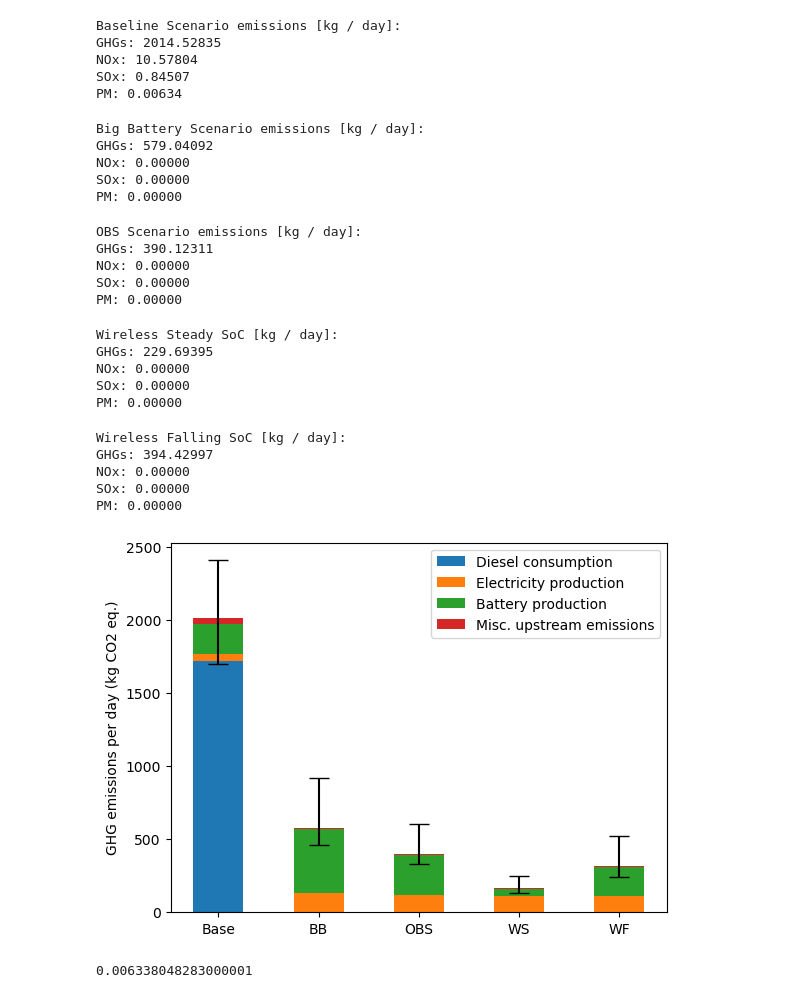
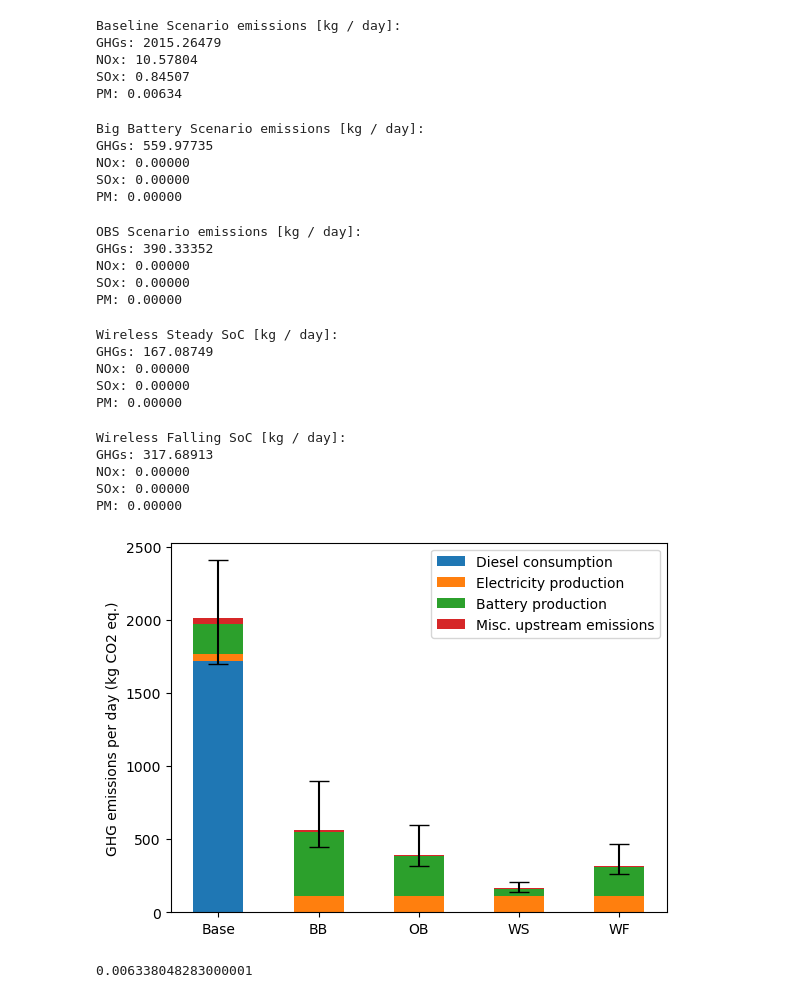
Before and after one commit to Nils-SSBM/FerryTEEA, a Jupyter notebook: EmissionCalculation.ipynb, the cells around one changed output. Saved outputs shown, nothing was run; the diff lists cells and outputs as text; code cells hidden in the pictures.

```diff
--- a/EmissionCalculation.ipynb
+++ b/EmissionCalculation.ipynb
@@ -131,7 +129,6 @@ def upstreamCalc(f, kWh_init, kWh, kW, t_op, e_f, q):
 t_op1 = 13
 t_op2 = 12.5
 t_op3 = 8
-
 
 e_f1 = 0.6154
 e_f2 = 0.5200
@@ -145,7 +142,7 @@ ferry4 = [0,0,0,0]
 opPartBase = (ferry1[0] + ferry2[0] + ferry3[0]) / 1000  #kilograms / day, operational part of GHG emissions
 
 ferry1 = upstreamCalc(ferry1, 1260, 1260, kW_engine, t_op1, e_f1, 0) #returns grams / day
-ferry2 = upstreamCalc(ferry2, 1000, 1000, kW_engine, t_op2, e_f2, 1)
+ferry2 = upstreamCalc(ferry2, 1008, 1008, kW_engine, t_op2, e_f2, 1)
 ferry3 = upstreamCalc(ferry3, 0, 0, 2 * kW_engine, t_op3, e_f3, 2)
 ferry4 = upstreamCalc(ferry4, 0, 0, 2 * kW_engine, 0, 0, 3)
 
@@ -159,7 +156,7 @@ base_b = CO2_batteryProd.sum() / 1000
 base_misc = (CO2_engineProd.sum() + CO2_electricityProd.sum() + CO2_fuelProd.sum()) / 1000
 # %% [output]
 Baseline Scenario emissions [kg / day]:
-GHGs: 2014.52835
+GHGs: 2015.26479
 NOx: 10.57804
 SOx: 0.84507
 PM: 0.00634
@@ -168,25 +165,24 @@ PM: 0.00634
 t_op1 = 11
 t_op2 = 10.5
 t_op3 = 9
-t_op = 3
+t_op4 = 3
 
 e_f1 = 1
 e_f2 = 1
 e_f3 = 1
 e_f4 = 1
 
-
 ferry1 = emissionCalc(t_op1, e_f1, 3, 1650, 0)
 ferry2 = emissionCalc(t_op2, e_f2, 3, 1650, 1)
 ferry3 = emissionCalc(t_op3, e_f3, 3, 1650, 2)
-ferry4 = emissionCalc(t_op3, e_f4, 3, 1650, 3)
+ferry4 = emissionCalc(t_op4, e_f4, 3, 1650, 3)
 
 opPartBB = (ferry1[0] + ferry2[0] + ferry3[0]) / 1000
 
 ferry1 = upstreamCalc(ferry1, 1260, 1260, kW_engine, 0, 0, 0)
 ferry2 = upstreamCalc(ferry2, 1260, 1260, kW_engine, 0, 0, 1)
 ferry3 = upstreamCalc(ferry3, 1260, 1260, kW_engine, 0, 0, 2)
-ferry4 = upstreamCalc(ferry4, 1000, 1000, kW_engine, 0, 0, 3)
+ferry4 = upstreamCalc(ferry4, 1008, 1008, kW_engine, 0, 0, 3)
 
 print("Big Battery Scenario emissions [kg / day]:")
 BB = summary4(ferry1,ferry2,ferry3,ferry4)
@@ -197,7 +193,7 @@ bb_b = CO2_batteryProd.sum() / 1000
 bb_misc = (CO2_engineProd.sum() + CO2_electricityProd.sum() + CO2_fuelProd.sum()) / 1000
 # %% [output]
 Big Battery Scenario emissions [kg / day]:
-GHGs: 579.04092
+GHGs: 559.97735
 NOx: 0.00000
 SOx: 0.00000
 PM: 0.00000
@@ -214,14 +210,14 @@ e_f3 = 1
 e_f4 = 1
 
 ferry1 = emissionCalc(t_op1, e_f1, 3, 1650, 0)
-ferry2 = emissionCalc(t_op2, e_f2, 3, 1650, 0)
-ferry3 = emissionCalc(t_op3, e_f3, 3, 1650, 0)
-ferry4 = emissionCalc(t_op4, e_f4, 3, 1650, 0)
+ferry2 = emissionCalc(t_op2, e_f2, 3, 1650, 1)
+ferry3 = emissionCalc(t_op3, e_f3, 3, 1650, 2)
+ferry4 = emissionCalc(t_op4, e_f4, 3, 1650, 3)
 
 opPartOBS = (ferry1[0] + ferry2[0] + ferry3[0] + ferry4[0]) / 1000
 
 ferry1 = upstreamCalc(ferry1, 1260, 670, kW_engine, 0, 0, 0)
-ferry2 = upstreamCalc(ferry2, 1000, 670, kW_engine, 0, 0, 1)
+ferry2 = upstreamCalc(ferry2, 1008, 670, kW_engine, 0, 0, 1)
 ferry3 = upstreamCalc(ferry3, 670, 670, kW_engine, 0, 0, 2)
 ferry4 = upstreamCalc(ferry4, 670, 670, kW_engine, 0, 0, 3)
 
@@ -234,7 +230,7 @@ obs_b = CO2_batteryProd.sum() / 1000
 obs_misc = (CO2_engineProd.sum() + CO2_electricityProd.sum() + CO2_fuelProd.sum()) / 1000
 # %% [output]
 OBS Scenario emissions [kg / day]:
-GHGs: 390.12311
+GHGs: 390.33352
 NOx: 0.00000
 SOx: 0.00000
 PM: 0.00000
@@ -253,7 +249,7 @@ e_f4 = 1
 ferry1 = emissionCalc(t_op1, e_f1, 3, 1650, 0)
 ferry2 = emissionCalc(t_op2, e_f2, 3, 1650, 1)
 ferry3 = emissionCalc(t_op3, e_f3, 3, 1650, 2)
-ferry3 = emissionCalc(t_op3, e_f3, 3, 1650, 3)
+ferry4 = emissionCalc(t_op4, e_f4, 3, 1650, 3)
 
 opPartWS = (ferry1[0] + ferry2[0] + ferry3[0]) / 1000
 
@@ -271,12 +267,13 @@ ws_b = CO2_batteryProd.sum() / 1000
 ws_misc = (CO2_engineProd.sum() + CO2_electricityProd.sum() + CO2_fuelProd.sum()) / 1000
 # %% [output]
 Wireless Steady SoC [kg / day]:
-GHGs: 229.69395
+GHGs: 167.08749
 NOx: 0.00000
 SOx: 0.00000
 PM: 0.00000
 # %%
 #Wireless Falling SoC
+
 t_op1 = 8.375
 t_op2 = 8.375
 t_op3 = 8.375
@@ -290,7 +287,7 @@ e_f4 = 1
 ferry1 = emissionCalc(t_op1, e_f1, 3, 1650, 0)
 ferry2 = emissionCalc(t_op2, e_f2, 3, 1650, 1)
 ferry3 = emissionCalc(t_op3, e_f3, 3, 1650, 2)
-ferry3 = emissionCalc(t_op3, e_f3, 3, 1650, 3)
+ferry4 = emissionCalc(t_op4, e_f4, 3, 1650, 3)
 
 opPartWF = (ferry1[0] + ferry2[0] + ferry3[0]) / 1000
 
@@ -308,53 +305,52 @@ wf_b = CO2_batteryProd.sum() / 1000
 wf_misc = (CO2_engineProd.sum() + CO2_electricityProd.sum() + CO2_fuelProd.sum()) / 1000
 # %% [output]
 Wireless Falling SoC [kg / day]:
-GHGs: 394.42997
+GHGs: 317.68913
 NOx: 0.00000
 SOx: 0.00000
 PM: 0.00000
 # %%
 #SUMMARY
-
 scenarios = (
     "Base",
     "BB",
-    "OBS",
+    "OB",
     "WS",
     "WF",
 )
 emissions = {
     "Diesel consumption": np.array([base_d, bb_d, obs_d, ws_d, wf_d]),
     "Electricity production": np.array([base_e, bb_e, obs_e, ws_e, wf_e]),
     "Battery production": np.array([base_b, bb_b, obs_b, ws_b, wf_b]),
     "Misc. upstream emissions": np.array([base_misc, bb_misc, obs_misc, ws_misc, wf_misc]),
 
 }
+
 totEm = [BASE[0], BB[0], OBS[0], WS[0], WF[0]]
-y_errormin = [totEm[0] - 1696, totEm[1] - 463, totEm[2] - 317, totEm[3] - 192, totEm[4] - 318]
-y_errormax = [2408 - totEm[0], 918 - totEm[1], 597 - totEm[2], 312 - totEm[3], 600 - totEm[4]]
+y_errormin = [totEm[0] - 1698, totEm[1] - 444, totEm[2] - 317, totEm[3] - 141, totEm[4] - 260]
+y_errormax = [2407 - totEm[0], 896 - totEm[1], 596 - totEm[2], 205 - totEm[3], 468 - totEm[4]]
 yerror = [y_errormin, y_errormax]
 width = 0.5
 
 fig, ax = plt.subplots()
 bottom = np.zeros(5)
 i=0
 for boolean, emissions in emissions.items():
 
     if i == 3:
         p = ax.bar(scenarios, emissions, width, label=boolean, bottom=bottom, yerr=yerror, capsize=7)
         bottom += emissions
     else:
         p = ax.bar(scenarios, emissions, width, label=boolean, bottom=bottom)
         bottom += emissions
         i += 1
 
 ax.set_ylabel('Total cost (SEK / day)')
 ax.set_ylabel('GHG emissions per day (kg CO2 eq.)')
 ax.legend(loc="best")
-
 plt.show()
 # %% [output]
-[figure, old version]
+[figure, new version]
 # %%
 #BASELINE EMISSIONS
 
```
Also changed, not shown: parts of 2 cells of this notebook, 5 other files.
